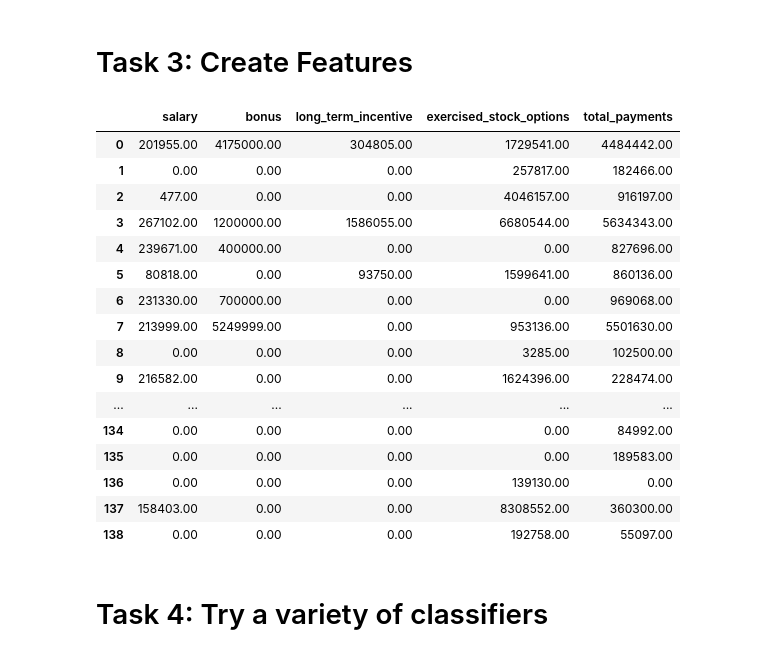
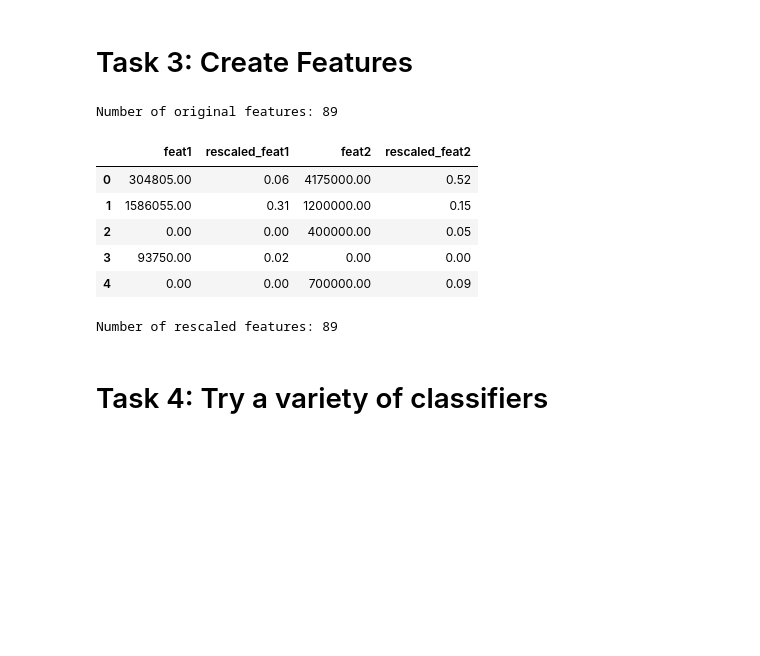
Before and after one commit to chrispaynes/enronML, a Jupyter notebook: enron_email_fraud/enron_email.ipynb, the cells around one changed output. Drawn from its saved outputs; the diff is of its cells as text; code cells hidden in the pictures; blank space fills up the shorter version.

```diff
--- a/enron_email_fraud/enron_email.ipynb
+++ b/enron_email_fraud/enron_email.ipynb
@@ -271,33 +271,57 @@ total_payments_df
 # %%
 ### Store to my_dataset for easy export below.
 my_dataset = data_dict
 
+feature_1 = 'long_term_incentive'
+feature_2 = 'bonus'
+poi = 'poi'
+
+
+# print(data_dict)
 ### Extract features and labels from dataset for local testing
-data = featureFormat(my_dataset, features_list, sort_keys=True)
+# features_list = ['poi', 'salary', 'bonus', 'long_term_incentive', 'exercised_stock_options', 'total_payments']
+data = featureFormat(my_dataset, [poi, feature_1, feature_2], sort_keys=True)
+# data = featureFormat(my_dataset, features_list, sort_keys=True)
 labels, features = targetFeatureSplit(data)
+
+print "Number of original features: {}".format(len(features))
+
+
+feat1, feat2 = zip(*features)
+# feat1, feat2, _, _, _  = zip(*features)
+feat1 = np.array(feat1).reshape((-1, 1))
+feat2 = np.array(feat2).reshape((-1, 1))
+
+scaler = MinMaxScaler()
+rescaled_feat1 = scaler.fit_transform(feat1)
+
+scaler = MinMaxScaler()
+rescaled_feat2 = scaler.fit_transform(feat2)
+
+# table comparing rescaled features
+display(pd.DataFrame({'feat1': feat1.reshape(-1), 'rescaled_feat1': rescaled_feat1.reshape(-1), 'feat2': feat2.reshape(-1), 'rescaled_feat2': rescaled_feat2.reshape(-1)}, columns=['feat1', 'rescaled_feat1', 'feat2', 'rescaled_feat2']).head())
+
+# zip normalized-features back together
+features = zip(rescaled_feat1.reshape(-1), rescaled_feat2.reshape(-1))
+
+features_train, features_test, labels_train, labels_test = train_test_split(
+    features, labels, test_size=0.3, random_state=42
+)
 
 target_feature_df = pd.DataFrame(features)
 # map numeric column names to feature names
 col_names = {index -1: feature for (index, feature) in enumerate(features_list) if feature is not 'poi'}
 target_feature_df.rename(columns=col_names)
+print "Number of rescaled features: {}".format(len(features))
 # %% [output]
+Number of original features: 89
-|  | salary | bonus | long_term_incentive | exercised_stock_options | total_payments |
-| 0 | 201955.00 | 4175000.00 | 304805.00 | 1729541.00 | 4484442.00 |
-| 1 | 0.00 | 0.00 | 0.00 | 257817.00 | 182466.00 |
-| 2 | 477.00 | 0.00 | 0.00 | 4046157.00 | 916197.00 |
-| 3 | 267102.00 | 1200000.00 | 1586055.00 | 6680544.00 | 5634343.00 |
-| 4 | 239671.00 | 400000.00 | 0.00 | 0.00 | 827696.00 |
-| 5 | 80818.00 | 0.00 | 93750.00 | 1599641.00 | 860136.00 |
-| 6 | 231330.00 | 700000.00 | 0.00 | 0.00 | 969068.00 |
-| 7 | 213999.00 | 5249999.00 | 0.00 | 953136.00 | 5501630.00 |
-| 8 | 0.00 | 0.00 | 0.00 | 3285.00 | 102500.00 |
-| 9 | 216582.00 | 0.00 | 0.00 | 1624396.00 | 228474.00 |
-| ... | ... | ... | ... | ... | ... |
-| 134 | 0.00 | 0.00 | 0.00 | 0.00 | 84992.00 |
-| 135 | 0.00 | 0.00 | 0.00 | 0.00 | 189583.00 |
-| 136 | 0.00 | 0.00 | 0.00 | 139130.00 | 0.00 |
-| 137 | 158403.00 | 0.00 | 0.00 | 8308552.00 | 360300.00 |
-| 138 | 0.00 | 0.00 | 0.00 | 192758.00 | 55097.00 |
+|  | feat1 | rescaled_feat1 | feat2 | rescaled_feat2 |
+| 0 | 304805.00 | 0.06 | 4175000.00 | 0.52 |
+| 1 | 1586055.00 | 0.31 | 1200000.00 | 0.15 |
+| 2 | 0.00 | 0.00 | 400000.00 | 0.05 |
+| 3 | 93750.00 | 0.02 | 0.00 | 0.00 |
+| 4 | 0.00 | 0.00 | 700000.00 | 0.09 |
+Number of rescaled features: 89
 # %% [markdown]
 # Task 4: Try a variety of classifiers
 # %%
```
Also changed, not shown: parts of 12 cells of this notebook.
